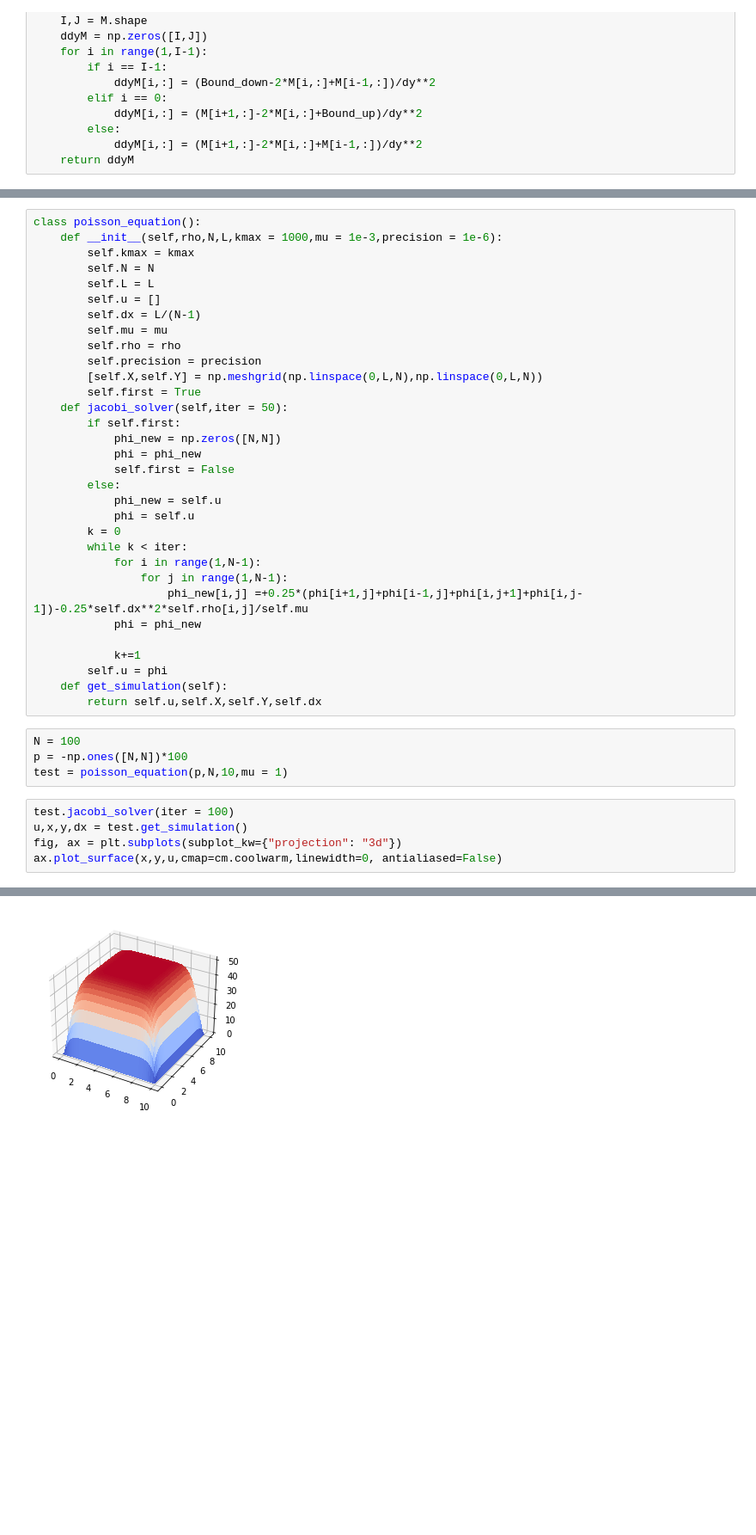
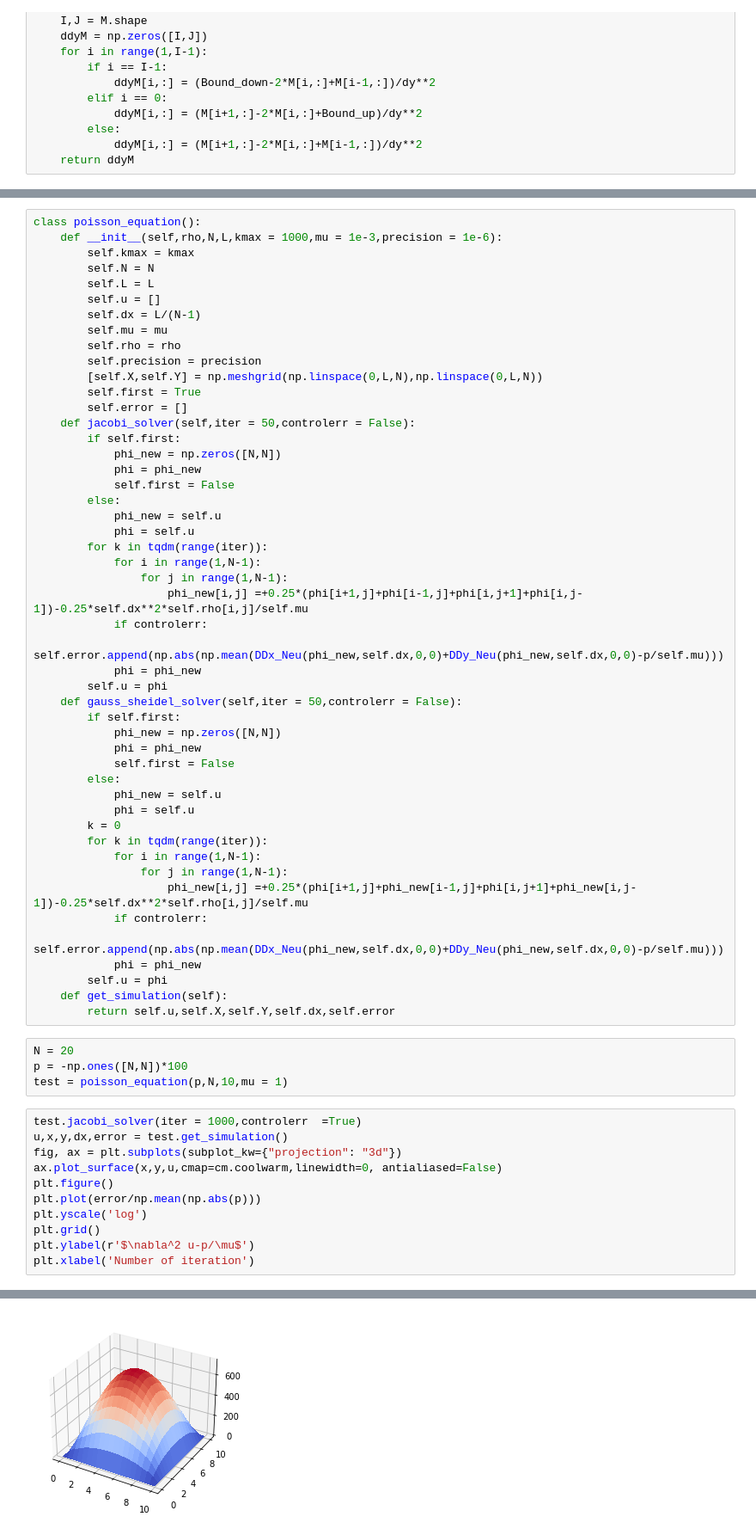
Before and after one commit to Francisco-Javier-Polaco-Rodriguez/Pressure_loss_in_a_square_cross_section_channel, a Jupyter notebook: Numerical_sollution.ipynb, the cells around one changed output, grey strips where cells are left out. Shown at 86% size. Cells and saved outputs as stored; diff of their text form; blank space fills up the shorter version.

```diff
--- a/Numerical_sollution.ipynb
+++ b/Numerical_sollution.ipynb
@@ -94,7 +94,24 @@ class poisson_equation():
         self.precision = precision
         [self.X,self.Y] = np.meshgrid(np.linspace(0,L,N),np.linspace(0,L,N))
         self.first = True
-    def jacobi_solver(self,iter = 50):
+        self.error = []
+    def jacobi_solver(self,iter = 50,controlerr = False):
+        if self.first:
+            phi_new = np.zeros([N,N])
+            phi = phi_new
+            self.first = False
+        else:
+            phi_new = self.u
+            phi = self.u
+        for k in tqdm(range(iter)):
+            for i in range(1,N-1):
+                for j in range(1,N-1):
+                    phi_new[i,j] =+0.25*(phi[i+1,j]+phi[i-1,j]+phi[i,j+1]+phi[i,j-1])-0.25*self.dx**2*self.rho[i,j]/self.mu
+            if controlerr:
+                self.error.append(np.abs(np.mean(DDx_Neu(phi_new,self.dx,0,0)+DDy_Neu(phi_new,self.dx,0,0)-p/self.mu)))
+            phi = phi_new
+        self.u = phi
+    def gauss_sheidel_solver(self,iter = 50,controlerr = False):
         if self.first:
             phi_new = np.zeros([N,N])
             phi = phi_new
@@ -103,23 +120,29 @@ class poisson_equation():
             phi_new = self.u
             phi = self.u
         k = 0
-        while k < iter:
+        for k in tqdm(range(iter)):
             for i in range(1,N-1):
                 for j in range(1,N-1):
-                    phi_new[i,j] =+0.25*(phi[i+1,j]+phi[i-1,j]+phi[i,j+1]+phi[i,j-1])-0.25*self.dx**2*self.rho[i,j]/self.mu
+                    phi_new[i,j] =+0.25*(phi[i+1,j]+phi_new[i-1,j]+phi[i,j+1]+phi_new[i,j-1])-0.25*self.dx**2*self.rho[i,j]/self.mu
+            if controlerr:
+                self.error.append(np.abs(np.mean(DDx_Neu(phi_new,self.dx,0,0)+DDy_Neu(phi_new,self.dx,0,0)-p/self.mu)))
             phi = phi_new
-
-            k+=1
         self.u = phi
     def get_simulation(self):
-        return self.u,self.X,self.Y,self.dx
+        return self.u,self.X,self.Y,self.dx,self.error
 # %%
-N = 100
+N = 20
 p = -np.ones([N,N])*100
 test = poisson_equation(p,N,10,mu = 1)
 # %%
-test.jacobi_solver(iter = 100)
-u,x,y,dx = test.get_simulation()
+test.jacobi_solver(iter = 1000,controlerr  =True)
+u,x,y,dx,error = test.get_simulation()
 fig, ax = plt.subplots(subplot_kw={"projection": "3d"})
 ax.plot_surface(x,y,u,cmap=cm.coolwarm,linewidth=0, antialiased=False)
+plt.figure()
+plt.plot(error/np.mean(np.abs(p)))
+plt.yscale('log')
+plt.grid()
+plt.ylabel(r'$\nabla^2 u-p/\mu$')
+plt.xlabel('Number of iteration')
 # %% [output]
@@ -127 +150 @@ ax.plot_surface(x,y,u,cmap=cm.coolwarm,linewidth=0, antialiased=False)
-[figure, old version]
+[figure, new version]
```
Also changed, not shown: parts of 9 cells of this notebook.
